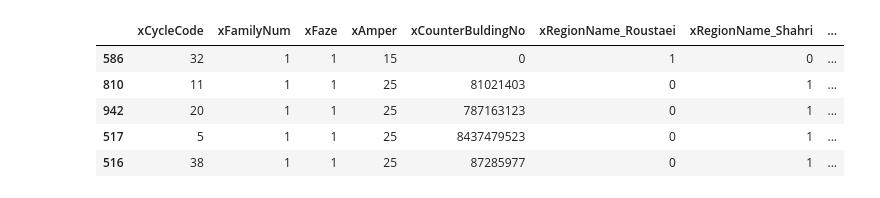
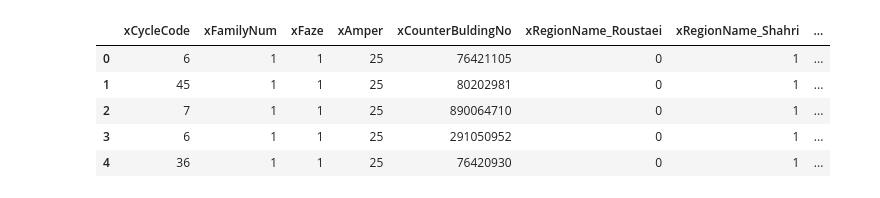
Before and after one commit to pbarjoueian/ecp, a Jupyter notebook: notebook/deep-learning-models.ipynb, the cells around one changed output. Drawn from its saved outputs; the diff is of its cells as text; code cells hidden in the pictures.

```diff
--- a/notebook/deep-learning-models.ipynb
+++ b/notebook/deep-learning-models.ipynb
@@ -31,21 +31,21 @@ pd.set_option("display.max_rows", None)
 # %%
 df = pd.read_csv("../dataset/dbBills_cleaned_1000.csv")
 
 df = df.drop(df.columns[[0]], axis=1)
 df = df[~df.isin([np.nan, np.inf, -np.inf]).any(1)]
 df = df.fillna(0)
 
-df = df.sample(1000)
+# df = df.sample(1000)
 # df.to_csv("../dataset/dbBills_cleaned_1000.csv")
 
 df.head()
 # %% [output]
 |  | xCycleCode | xFamilyNum | xFaze | xAmper | xCounterBuldingNo | xRegionName_Roustaei | xRegionName_Shahri | ... |
-| 586 | 32 | 1 | 1 | 15 | 0 | 1 | 0 | ... |
-| 810 | 11 | 1 | 1 | 25 | 81021403 | 0 | 1 | ... |
-| 942 | 20 | 1 | 1 | 25 | 787163123 | 0 | 1 | ... |
-| 517 | 5 | 1 | 1 | 25 | 8437479523 | 0 | 1 | ... |
-| 516 | 38 | 1 | 1 | 25 | 87285977 | 0 | 1 | ... |
+| 0 | 6 | 1 | 1 | 25 | 76421105 | 0 | 1 | ... |
+| 1 | 45 | 1 | 1 | 25 | 80202981 | 0 | 1 | ... |
+| 2 | 7 | 1 | 1 | 25 | 890064710 | 0 | 1 | ... |
+| 3 | 6 | 1 | 1 | 25 | 291050952 | 0 | 1 | ... |
+| 4 | 36 | 1 | 1 | 25 | 76420930 | 0 | 1 | ... |
 # %%
 def create_model(target):
 
```
Also changed, not shown: parts of 7 cells of this notebook, 3 other files.
